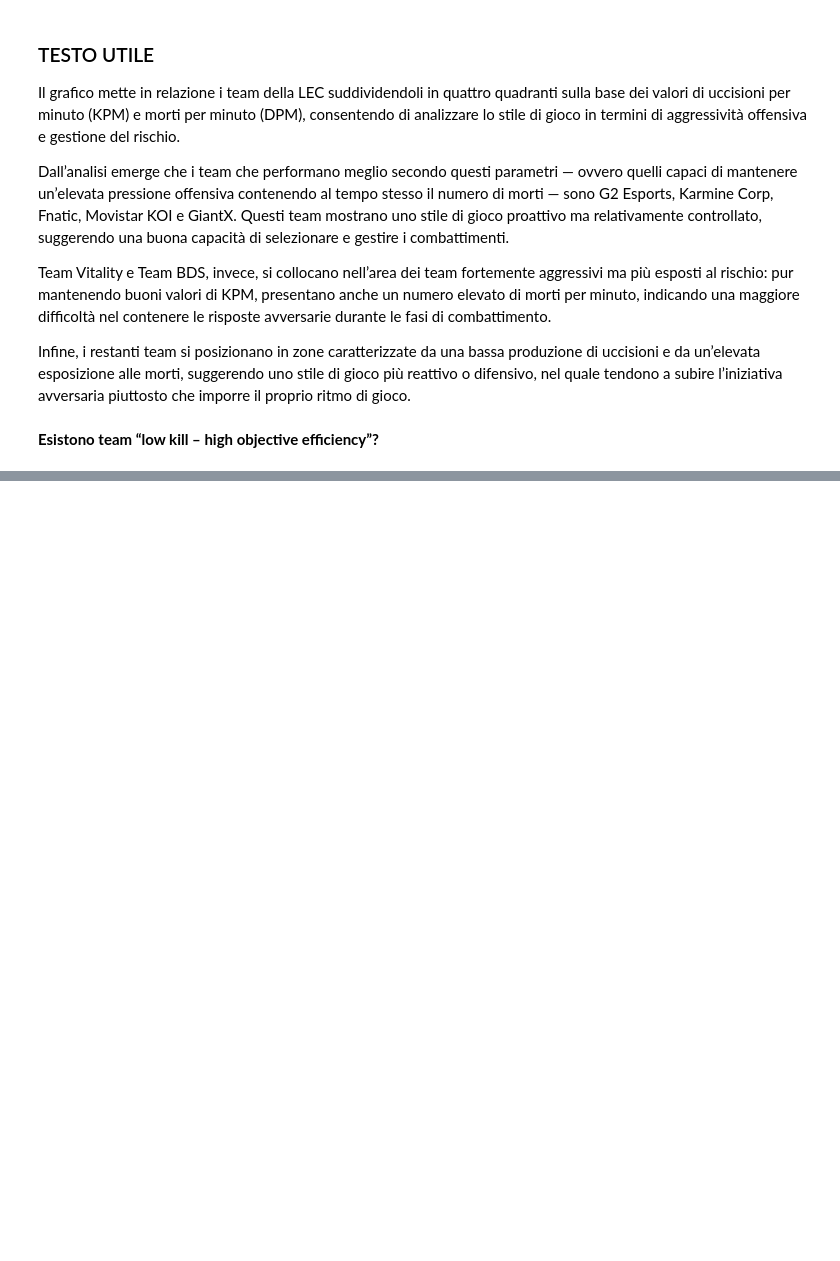
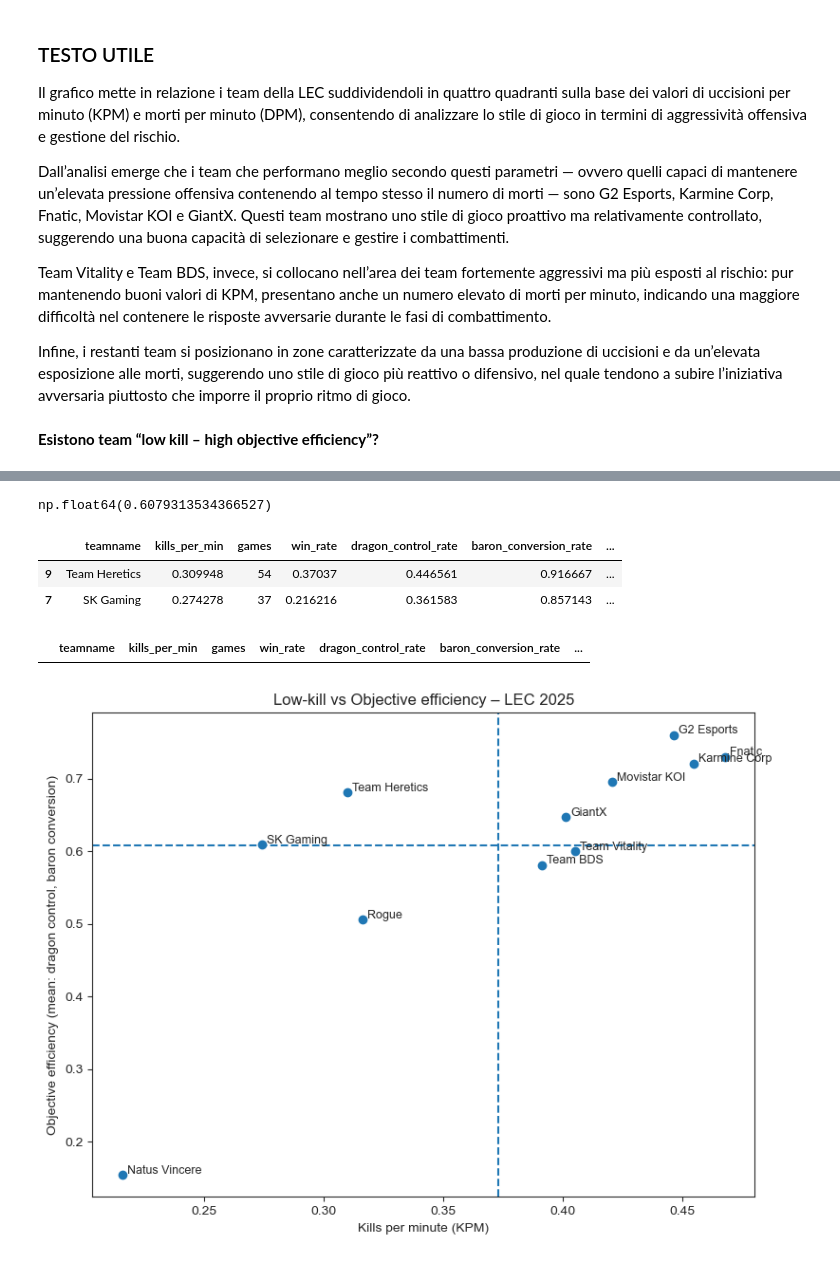
Before and after one commit to AnalystEca/G2-project-analysis, a Jupyter notebook: G2_analisi.ipynb, the cells around one changed output, grey strips where cells are left out. Cells and saved outputs as stored; diff of their text form; code cells hidden in the pictures; blank space fills up the shorter version.

```diff
--- a/G2_analisi.ipynb
+++ b/G2_analisi.ipynb
@@ -1508,0 +1576,58 @@ Infine, i restanti team si posizionano in zone caratterizzate da una bassa produ
+# %%
+kpm_mean = team_summary['kills_per_min'].mean()
+dragon_mean = team_summary['dragon_control_rate'].mean()
+baron_mean = team_summary['baron_conversion_rate'].mean()
+winrate_mean = team_summary['win_rate'].mean()
+
+kpm_mean, dragon_mean, baron_mean, winrate_mean
+
+team_summary['objective_efficiency'] = (
+    team_summary[['dragon_control_rate', 'baron_conversion_rate']]
+    .mean(axis=1)
+)
+
+obj_mean = team_summary['objective_efficiency'].mean()
+obj_mean
+# %% [output]
+np.float64(0.6079313534366527)
+# %%
+team_summary['low_kill'] = team_summary['kills_per_min'] < kpm_mean
+team_summary['high_obj_eff'] = team_summary['objective_efficiency'] > obj_mean
+team_summary['above_avg_winrate'] = team_summary['win_rate'] > winrate_mean
+
+low_kill_high_eff = team_summary[
+    team_summary['low_kill'] & team_summary['high_obj_eff']
+].sort_values('objective_efficiency', ascending=False)
+
+low_kill_high_eff
+# %% [output]
+|  | teamname | kills_per_min | games | win_rate | dragon_control_rate | baron_conversion_rate | ... |
+| 9 | Team Heretics | 0.309948 | 54 | 0.37037 | 0.446561 | 0.916667 | ... |
+| 7 | SK Gaming | 0.274278 | 37 | 0.216216 | 0.361583 | 0.857143 | ... |
+# %%
+low_kill_high_eff_winning = team_summary[
+    team_summary['low_kill'] & team_summary['high_obj_eff'] & team_summary['above_avg_winrate']
+].sort_values('objective_efficiency', ascending=False)
+
+low_kill_high_eff_winning
+# %% [output]
+|  | teamname | kills_per_min | games | win_rate | dragon_control_rate | baron_conversion_rate | ... |
+# %%
+plt.figure(figsize=(8, 6))
+plt.scatter(team_summary['kills_per_min'], team_summary['objective_efficiency'])
+
+# linee medie
+plt.axvline(kpm_mean, linestyle='--')
+plt.axhline(obj_mean, linestyle='--')
+
+# etichette
+for _, r in team_summary.iterrows():
+    plt.text(r['kills_per_min'] + 0.002, r['objective_efficiency'] + 0.002, r['teamname'], fontsize=9)
+
+plt.xlabel('Kills per minute (KPM)')
+plt.ylabel('Objective efficiency (mean: dragon control, baron conversion)')
+plt.title('Low-kill vs Objective efficiency – LEC 2025')
+plt.tight_layout()
+plt.show()
+# %% [output]
+[figure, added]
```
Also changed, not shown: parts of 10 cells of this notebook, 1 other file.
